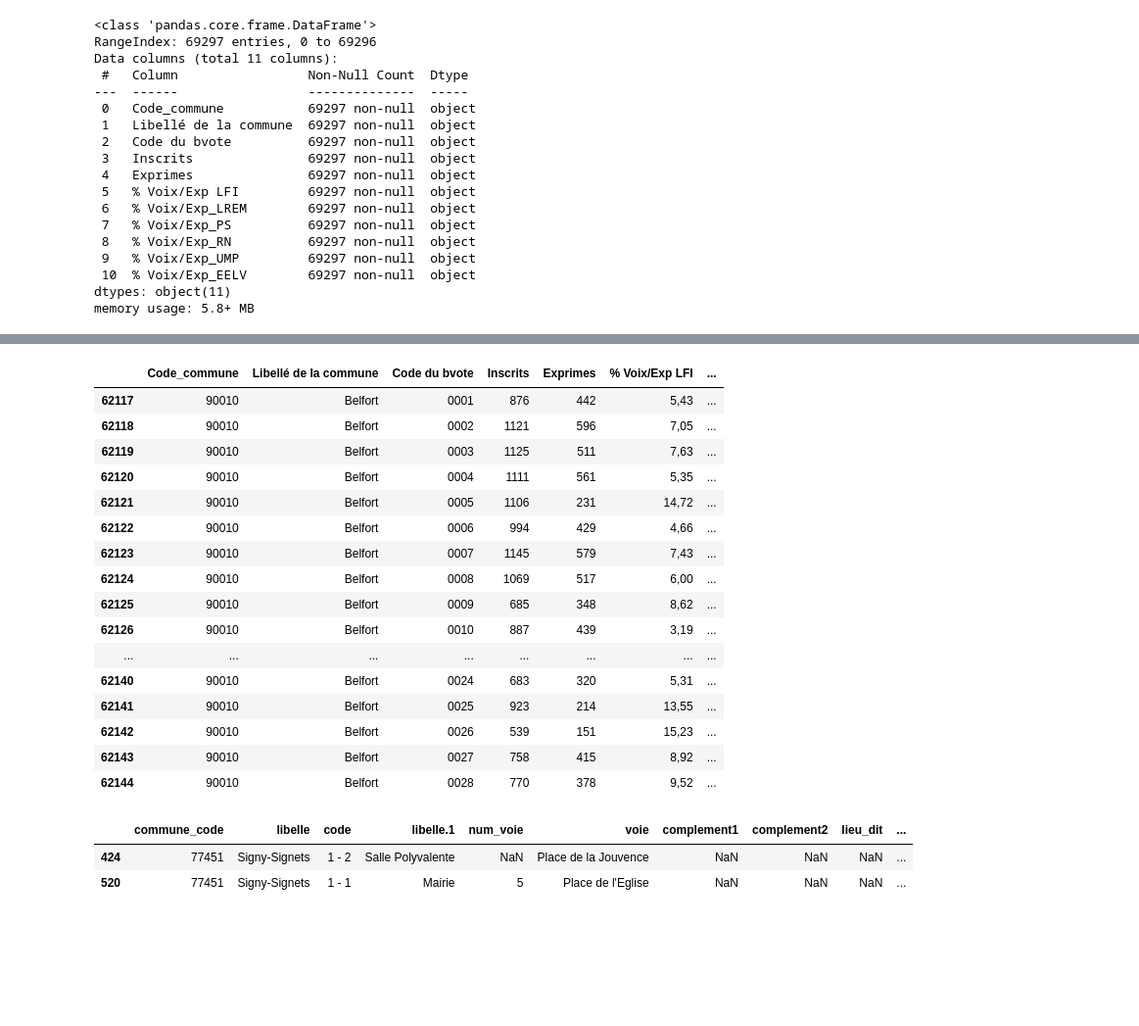
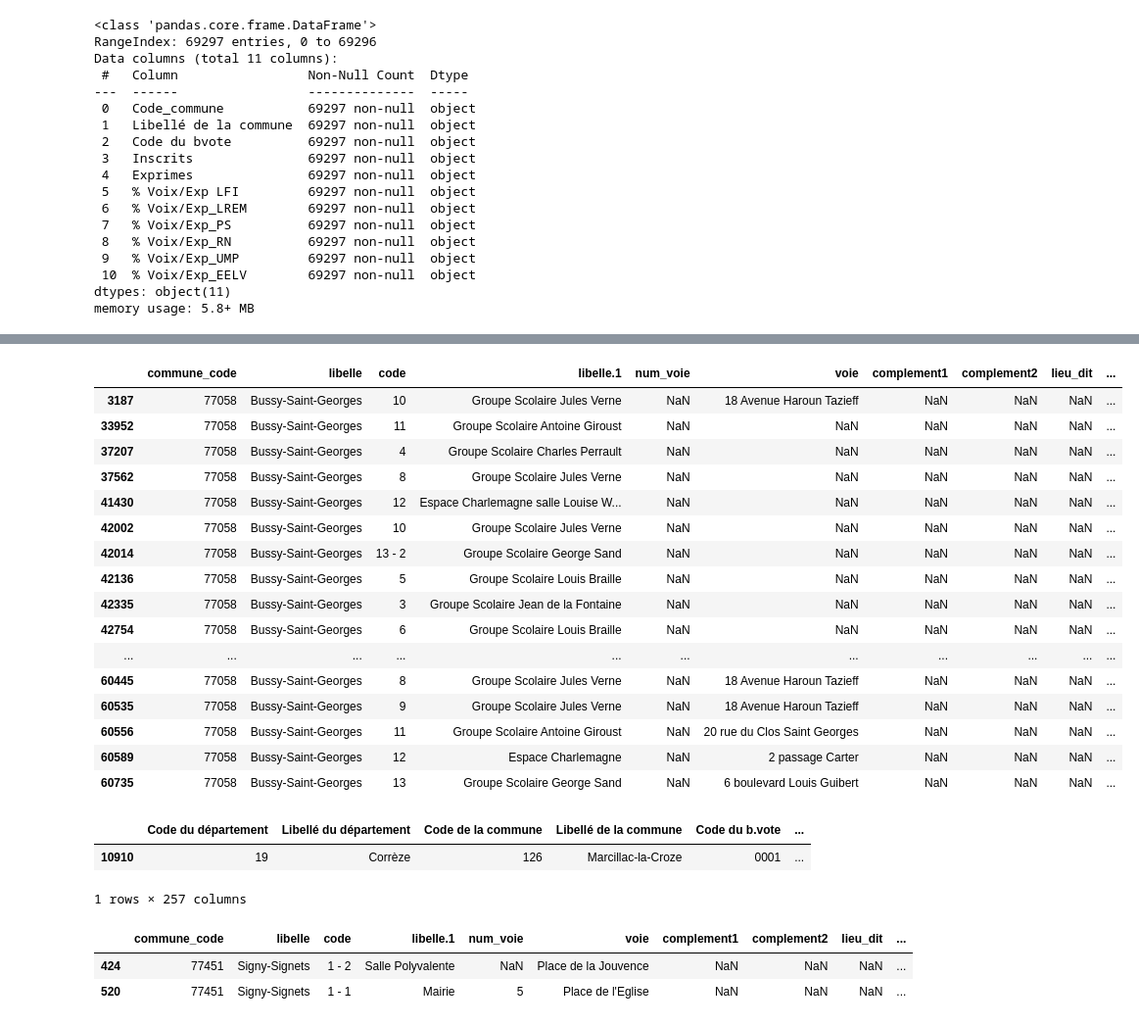
Before and after one commit to christian235711/IRIS_BV, a Jupyter notebook: BV_clean_31_08.ipynb, the cells around one changed output, grey strips where cells are left out. Shown at 98% size. Drawn from its saved outputs; the diff is of its cells as text; code cells hidden in the pictures; blank space fills up the shorter version.

```diff
--- a/BV_clean_31_08.ipynb
+++ b/BV_clean_31_08.ipynb
@@ -303,23 +646,34 @@ bv_louis[bv_louis["libelle"]=="Belfort"]
-# %%
-resultats_electoraux[resultats_electoraux["Libellé de la commune"]=="Belfort"]
-# %% [output]
-|  | Code_commune | Libellé de la commune | Code du bvote | Inscrits | Exprimes | % Voix/Exp LFI | ... |
-| 62117 | 90010 | Belfort | 0001 | 876 | 442 | 5,43 | ... |
-| 62118 | 90010 | Belfort | 0002 | 1121 | 596 | 7,05 | ... |
-| 62119 | 90010 | Belfort | 0003 | 1125 | 511 | 7,63 | ... |
-| 62120 | 90010 | Belfort | 0004 | 1111 | 561 | 5,35 | ... |
-| 62121 | 90010 | Belfort | 0005 | 1106 | 231 | 14,72 | ... |
-| 62122 | 90010 | Belfort | 0006 | 994 | 429 | 4,66 | ... |
-| 62123 | 90010 | Belfort | 0007 | 1145 | 579 | 7,43 | ... |
-| 62124 | 90010 | Belfort | 0008 | 1069 | 517 | 6,00 | ... |
-| 62125 | 90010 | Belfort | 0009 | 685 | 348 | 8,62 | ... |
-| 62126 | 90010 | Belfort | 0010 | 887 | 439 | 3,19 | ... |
-| ... | ... | ... | ... | ... | ... | ... | ... |
-| 62140 | 90010 | Belfort | 0024 | 683 | 320 | 5,31 | ... |
-| 62141 | 90010 | Belfort | 0025 | 923 | 214 | 13,55 | ... |
-| 62142 | 90010 | Belfort | 0026 | 539 | 151 | 15,23 | ... |
-| 62143 | 90010 | Belfort | 0027 | 758 | 415 | 8,92 | ... |
-| 62144 | 90010 | Belfort | 0028 | 770 | 378 | 9,52 | ... |
+# %%
+bv_louis[bv_louis["libelle"]=="Bussy-Saint-Georges"]
+
+#for i in bv_louis[bv_louis["libelle"]=="Toulouse"]["code"].value_counts().index:
+#    print(i)
+# %% [output]
+|  | commune_code | libelle | code | libelle.1 | num_voie | voie | complement1 | complement2 | lieu_dit | ... |
+| 3187 | 77058 | Bussy-Saint-Georges | 10 | Groupe Scolaire Jules Verne | NaN | 18 Avenue Haroun Tazieff | NaN | NaN | NaN | ... |
+| 33952 | 77058 | Bussy-Saint-Georges | 11 | Groupe Scolaire Antoine Giroust | NaN | NaN | NaN | NaN | NaN | ... |
+| 37207 | 77058 | Bussy-Saint-Georges | 4 | Groupe Scolaire Charles Perrault | NaN | NaN | NaN | NaN | NaN | ... |
+| 37562 | 77058 | Bussy-Saint-Georges | 8 | Groupe Scolaire Jules Verne | NaN | NaN | NaN | NaN | NaN | ... |
+| 41430 | 77058 | Bussy-Saint-Georges | 12 | Espace Charlemagne salle Louise W... | NaN | NaN | NaN | NaN | NaN | ... |
+| 42002 | 77058 | Bussy-Saint-Georges | 10 | Groupe Scolaire Jules Verne | NaN | NaN | NaN | NaN | NaN | ... |
+| 42014 | 77058 | Bussy-Saint-Georges | 13 - 2 | Groupe Scolaire George Sand | NaN | NaN | NaN | NaN | NaN | ... |
+| 42136 | 77058 | Bussy-Saint-Georges | 5 | Groupe Scolaire Louis Braille | NaN | NaN | NaN | NaN | NaN | ... |
+| 42335 | 77058 | Bussy-Saint-Georges | 3 | Groupe Scolaire Jean de la Fontaine | NaN | NaN | NaN | NaN | NaN | ... |
+| 42754 | 77058 | Bussy-Saint-Georges | 6 | Groupe Scolaire Louis Braille | NaN | NaN | NaN | NaN | NaN | ... |
+| ... | ... | ... | ... | ... | ... | ... | ... | ... | ... | ... |
+| 60445 | 77058 | Bussy-Saint-Georges | 8 | Groupe Scolaire Jules Verne | NaN | 18 Avenue Haroun Tazieff | NaN | NaN | NaN | ... |
+| 60535 | 77058 | Bussy-Saint-Georges | 9 | Groupe Scolaire Jules Verne | NaN | 18 Avenue Haroun Tazieff | NaN | NaN | NaN | ... |
+| 60556 | 77058 | Bussy-Saint-Georges | 11 | Groupe Scolaire Antoine Giroust | NaN | 20 rue du Clos Saint Georges | NaN | NaN | NaN | ... |
+| 60589 | 77058 | Bussy-Saint-Georges | 12 | Espace Charlemagne | NaN | 2 passage Carter | NaN | NaN | NaN | ... |
+| 60735 | 77058 | Bussy-Saint-Georges | 13 | Groupe Scolaire George Sand | NaN | 6 boulevard Louis Guibert | NaN | NaN | NaN | ... |
+# %%
+bv_euro[bv_euro["Libellé de la commune"]=="Marcillac-la-Croze"]
+#for i in bv_euro[bv_euro["Libellé de la commune"]=="Toulouse"]["Code du b.vote"].value_counts().index:
+#    print(i)
+# %% [output]
+|  | Code du département | Libellé du département | Code de la commune | Libellé de la commune | Code du b.vote | ... |
+| 10910 | 19 | Corrèze | 126 | Marcillac-la-Croze | 0001 | ... |
+1 rows × 257 columns
 # %%
 bv_louis[bv_louis["commune_code"]=="77451"]
 # %% [output]
```
Also changed, not shown: parts of 22 cells of this notebook.
